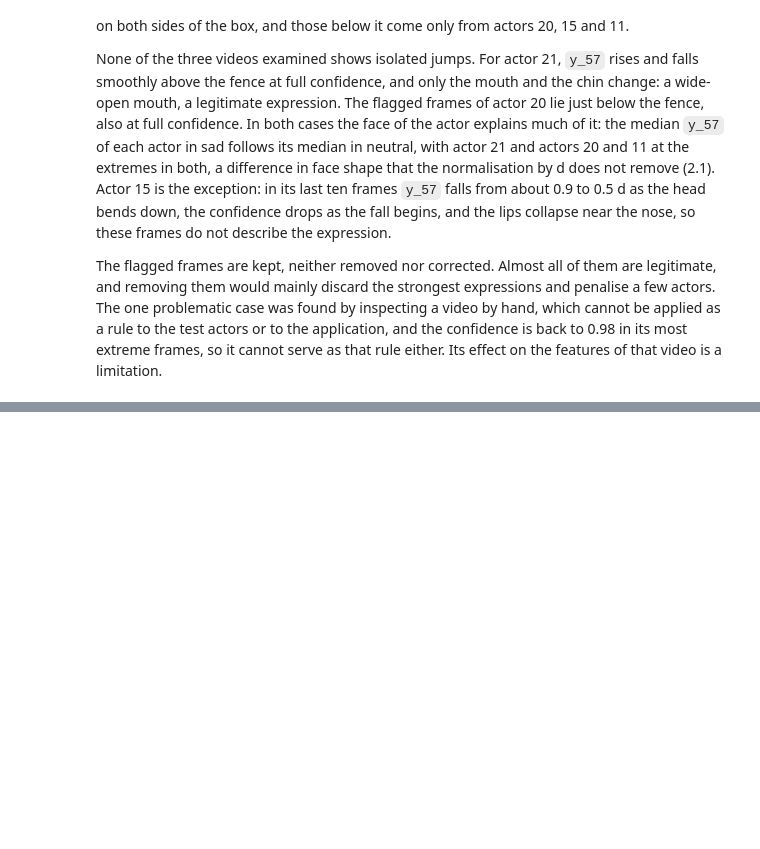
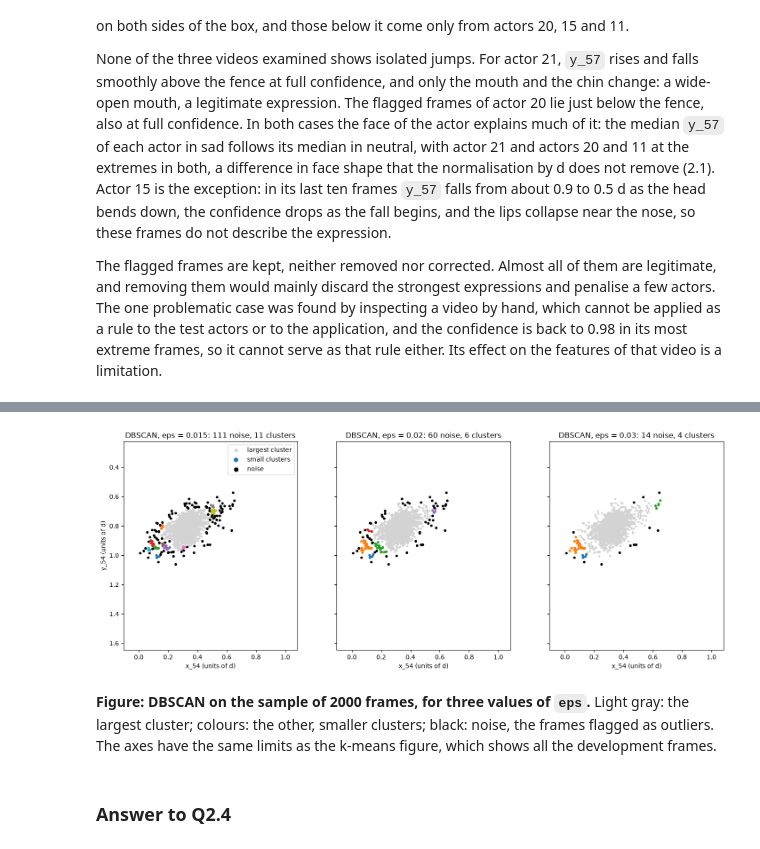
Before and after one commit to migasantunes/Emotion_Recognition, a Jupyter notebook: notebooks/02_quality.ipynb, the cells around one changed output, grey strips where cells are left out. Saved outputs shown, nothing was run; the diff lists cells and outputs as text; code cells hidden in the pictures; blank space fills up the shorter version.

```diff
--- a/notebooks/02_quality.ipynb
+++ b/notebooks/02_quality.ipynb
@@ -477,0 +563,18 @@ The flagged frames are kept, neither removed nor corrected. Almost all of them a
+# %%
+pos = df_d.index.get_indexer(sample.index)  # where each sampled frame is in df_d
+
+# _s = restricted to the sample of 2000 frames
+# IQR and k-means flags of 2.4, kept only for the sampled frames
+flags_s = {name: f[pos] for name, f in flags.items()}
+labels_db = {}  # cluster of each sampled frame, for the plots
+for eps in (0.015, 0.02, 0.03):
+    flags_s[f"DBSCAN, eps = {eps}"], labels_db[eps] = outl.dbscan_flags(X_s, eps)
+
+iqr_s = flags_s["IQR (x_54 or y_54)"]
+# each column: one value per method, going through the dict (name = method, f = its True/False flags)
+comparison_s = pd.DataFrame({
+    "flagged": {name: f.sum() for name, f in flags_s.items()},
+    "%": {name: 100 * f.mean() for name, f in flags_s.items()},
+    "also IQR": {name: (f & iqr_s).sum() for name, f in flags_s.items()},  # flagged by both
+})
+comparison_s.round(2)
@@ -477,0 +593,28 @@ The flagged frames are kept, neither removed nor corrected. Almost all of them a
+# %%
+xs, ys = X_s["x_54"], X_s["y_54"]
+fig, axes = plt.subplots(1, 3, figsize=(15, 5.5), sharex=True, sharey=True)
+
+for ax, (eps, lab) in zip(axes, labels_db.items()):  # one panel per eps
+    noise = lab == -1
+    main = lab == np.bincount(lab[~noise]).argmax()  # the largest cluster
+    small = ~noise & ~main  # the other clusters
+    ax.scatter(xs[main], ys[main], s=6, color="lightgray", label="largest cluster")
+    ax.scatter(xs[small], ys[small], c=lab[small], cmap="tab10", vmin=1, vmax=10, s=10, label="small clusters")
+    ax.scatter(xs[noise], ys[noise], s=10, color="black", label="noise")
+    ax.set_title(f"DBSCAN, eps = {eps}: {noise.sum()} noise, {lab.max() + 1} clusters")
+    ax.set_xlabel("x_54 (units of d)")
+    ax.set_aspect("equal")
+
+# same limits as the k-means figure (all frames), to compare the same regions
+axes[0].set_xlim(X54["x_54"].min() - 0.05, X54["x_54"].max() + 0.05)
+axes[0].set_ylim(X54["y_54"].max() + 0.05, X54["y_54"].min() - 0.05)  # inverted: y grows downwards
+axes[0].set_ylabel("y_54 (units of d)")
+axes[0].legend(markerscale=2)
+plt.tight_layout()
+plt.show()
+# %% [output]
+[figure, added]
+# %% [markdown]
+**Figure: DBSCAN on the sample of 2000 frames, for three values of `eps`.** Light gray: the largest cluster; colours: the other, smaller clusters; black: noise, the frames flagged as outliers. The axes have the same limits as the k-means figure, which shows all the development frames.
+# %% [markdown]
+### Answer to Q2.4
```
Also changed, not shown: parts of 13 cells of this notebook, 2 other files.
